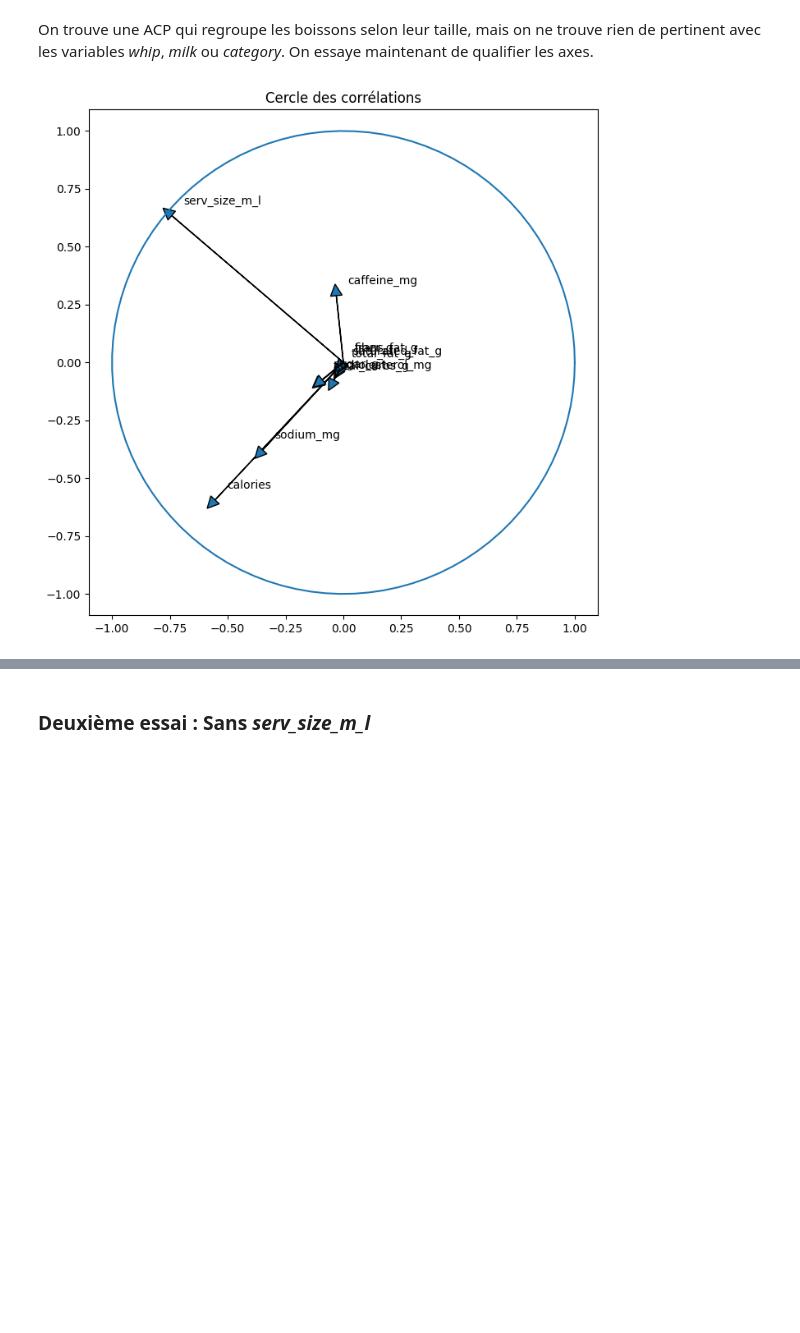
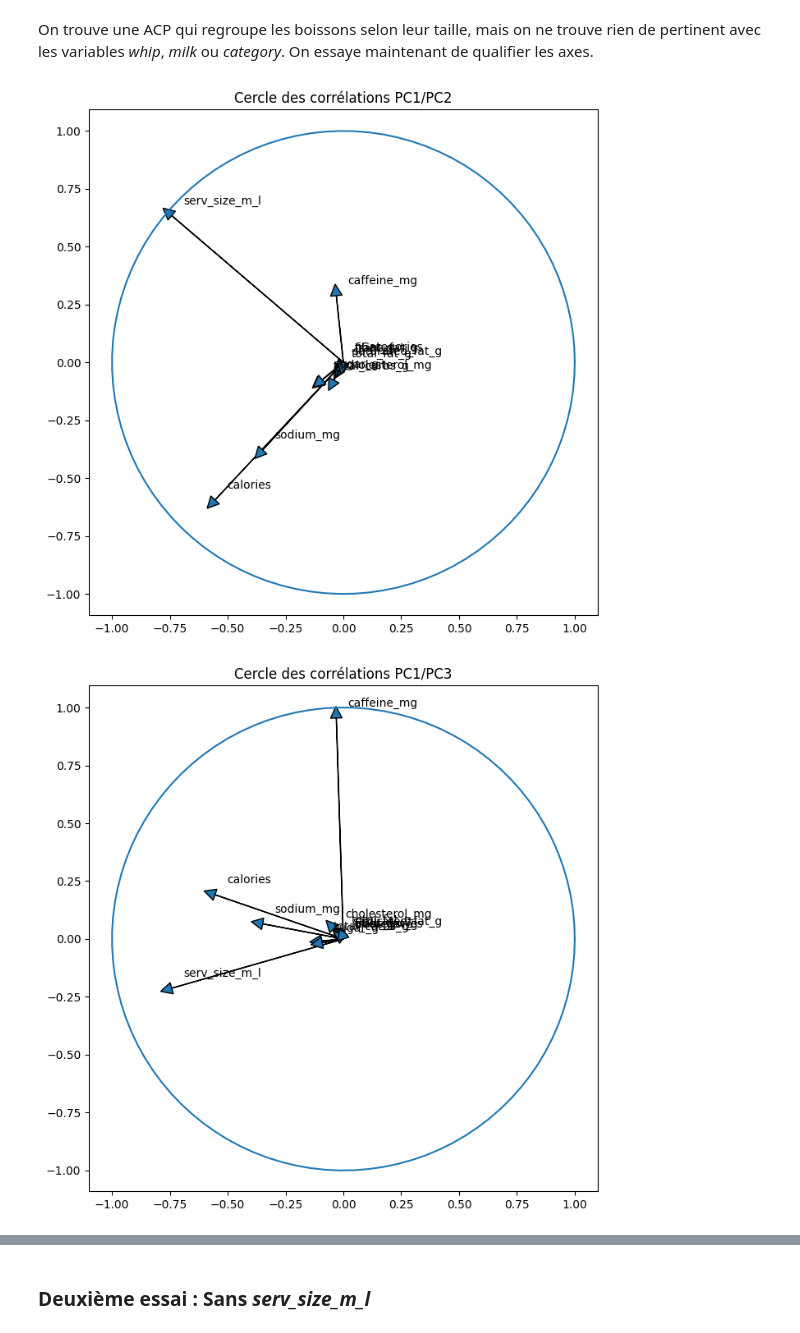
Before and after one commit to bsellier/SY09, a Jupyter notebook: SY09_Starbucks.ipynb, the cells around one changed output, grey strips where cells are left out. Saved outputs shown, nothing was run; the diff lists cells and outputs as text; code cells hidden in the pictures; blank space fills up the shorter version.

```diff
--- a/SY09_Starbucks.ipynb
+++ b/SY09_Starbucks.ipynb
@@ -479,21 +500,64 @@ On trouve une ACP qui regroupe les boissons selon leur taille, mais on ne trouve
 # %%
 (fig, ax) = plot.subplots(figsize=(8, 8))
 for i in range(0, cls.components_.shape[1]):
     ax.arrow(0,
              0,  # Start the arrow at the origin
              cls.components_[0, i],  #0 for PC1
              cls.components_[1, i],  #1 for PC2
              head_width=0.05,
              head_length=0.05)
 
     plot.text(cls.components_[0, i] + 0.05,
              cls.components_[1, i] + 0.05,
              starbucks_acp1.columns.values[i])
 
 an = np.linspace(0, 2 * np.pi, 100)
 plot.plot(np.cos(an), np.sin(an))  # Add a unit circle for scale
 plot.axis('equal')
-ax.set_title('Cercle des corrélations')
+ax.set_title('Cercle des corrélations PC1/PC2')
 plot.show()
+
+#########################################################################################
+
+(fig, ax) = plot.subplots(figsize=(8, 8))
+for i in range(0, cls.components_.shape[1]):
+    ax.arrow(0,
+             0,  # Start the arrow at the origin
+             cls.components_[0, i],  #0 for PC1
+             cls.components_[2, i],  #1 for PC2
+             head_width=0.05,
+             head_length=0.05)
+
+    plot.text(cls.components_[0, i] + 0.05,
+             cls.components_[2, i] + 0.05,
+             starbucks_acp1.columns.values[i])
+
+an = np.linspace(0, 2 * np.pi, 100)
+plot.plot(np.cos(an), np.sin(an))  # Add a unit circle for scale
+plot.axis('equal')
+ax.set_title('Cercle des corrélations PC1/PC3')
+plot.show()
+
+#########################################################################################
+
+(fig, ax) = plot.subplots(figsize=(8, 8))
+for i in range(0, cls.components_.shape[1]):
+    ax.arrow(0,
+             0,  # Start the arrow at the origin
+             cls.components_[1, i],  #0 for PC1
+             cls.components_[2, i],  #1 for PC2
+             head_width=0.05,
+             head_length=0.05)
+
+    plot.text(cls.components_[1, i] + 0.05,
+             cls.components_[2, i] + 0.05,
+             starbucks_acp1.columns.values[i])
+
+an = np.linspace(0, 2 * np.pi, 100)
+plot.plot(np.cos(an), np.sin(an))  # Add a unit circle for scale
+plot.axis('equal')
+ax.set_title('Cercle des corrélations PC2/PC3')
+plot.show()
 # %% [output]
-[figure, old version]
+[figure, new version]
+[figure, added]
```
Also changed, not shown: parts of 13 cells of this notebook.
